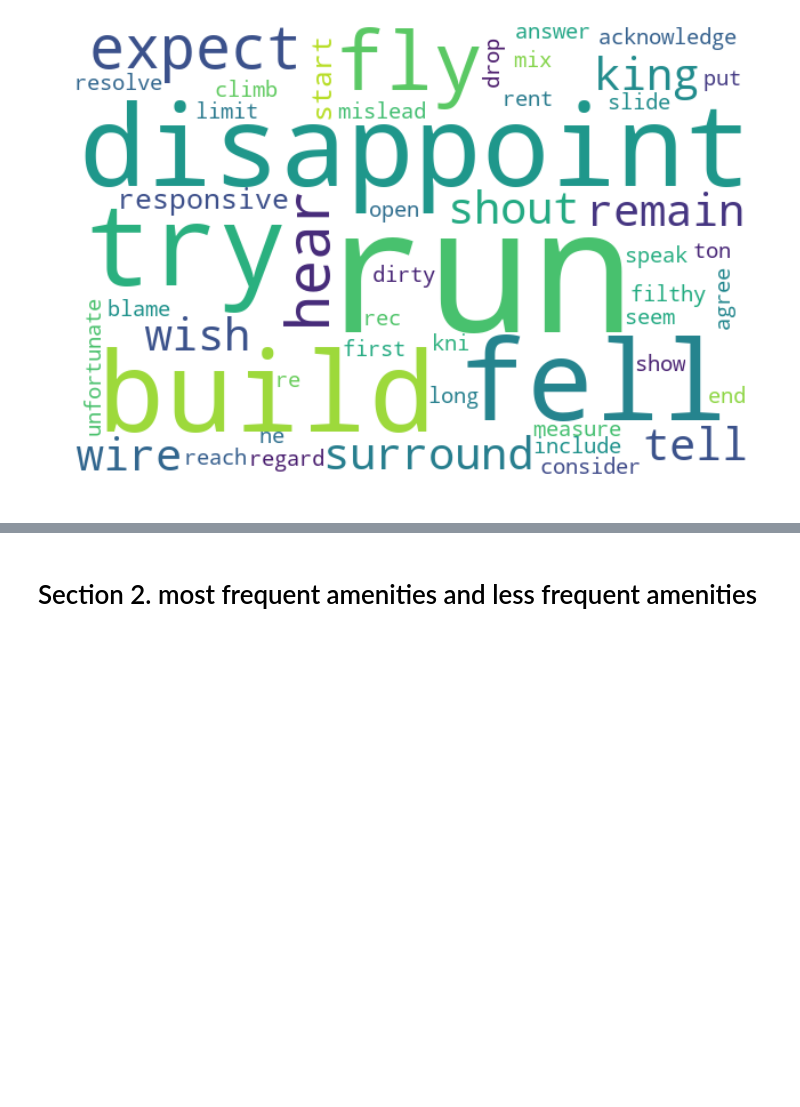
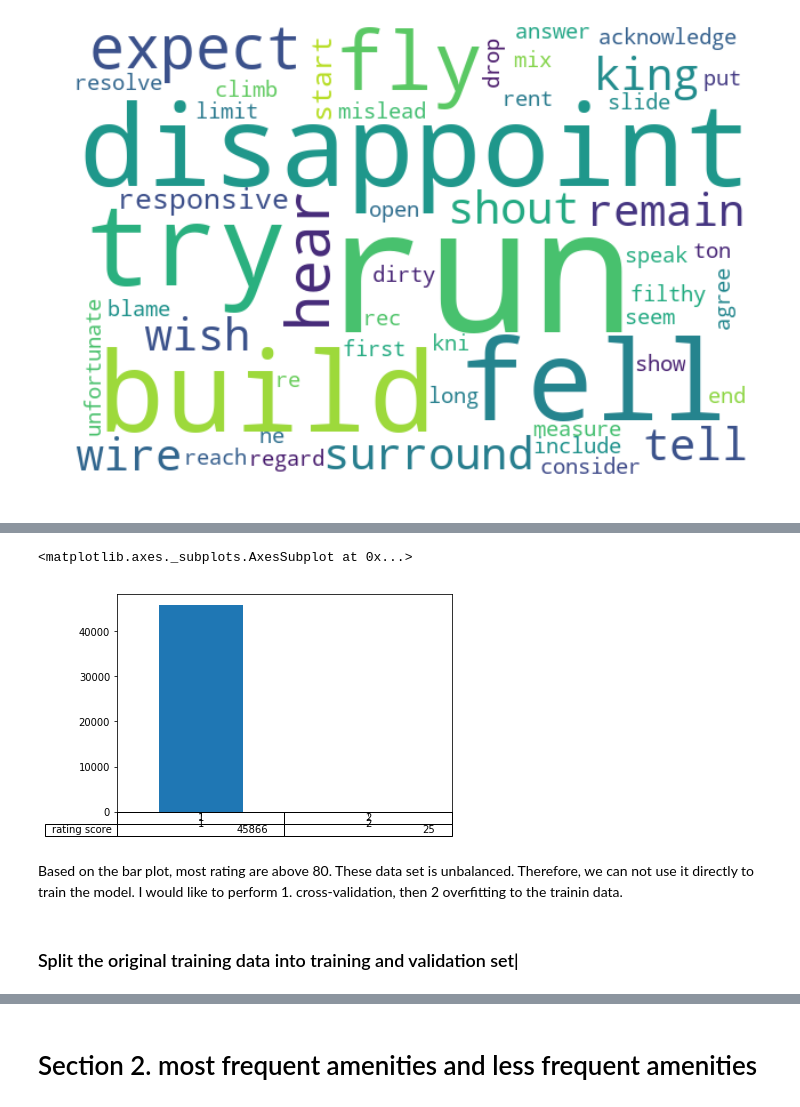
Before and after one commit to hcxie/DS-project-seattle-boston-Airbnb-customer-review-data-anaylsis, a Jupyter notebook: draft2.ipynb, the cells around one changed output, grey strips where cells are left out. Drawn from its saved outputs; the diff is of its cells as text; code cells hidden in the pictures; blank space fills up the shorter version.

```diff
--- a/draft2.ipynb
+++ b/draft2.ipynb
@@ -291,0 +396,9 @@ create_wordcloud(all_reviews_verb_negative["comments"],stopwords_verb_neg,50)
+# %%
+y_test.value_counts().plot(kind="bar",xticks=[],table=True)
+# %% [output]
+<matplotlib.axes._subplots.AxesSubplot at 0x...>
+[figure, added]
+# %% [markdown]
+Based on the bar plot, most rating are above 80. These data set is unbalanced. Therefore, we can not use it directly to  train the model. I would like to perform 1. cross-validation, then 2 overfitting to the trainin data.
+# %% [markdown]
+### Split the original training data into training and validation set|
```
Also changed, not shown: parts of 38 cells of this notebook.
